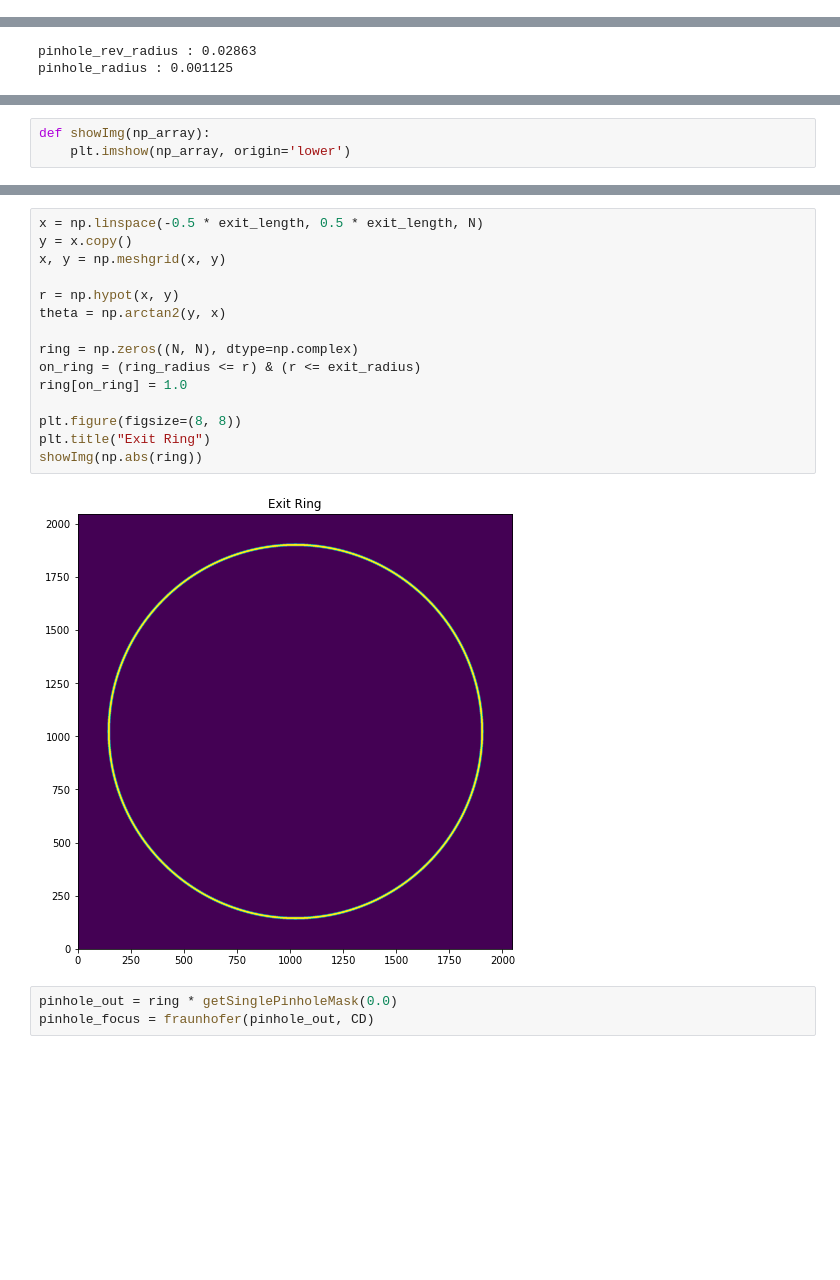
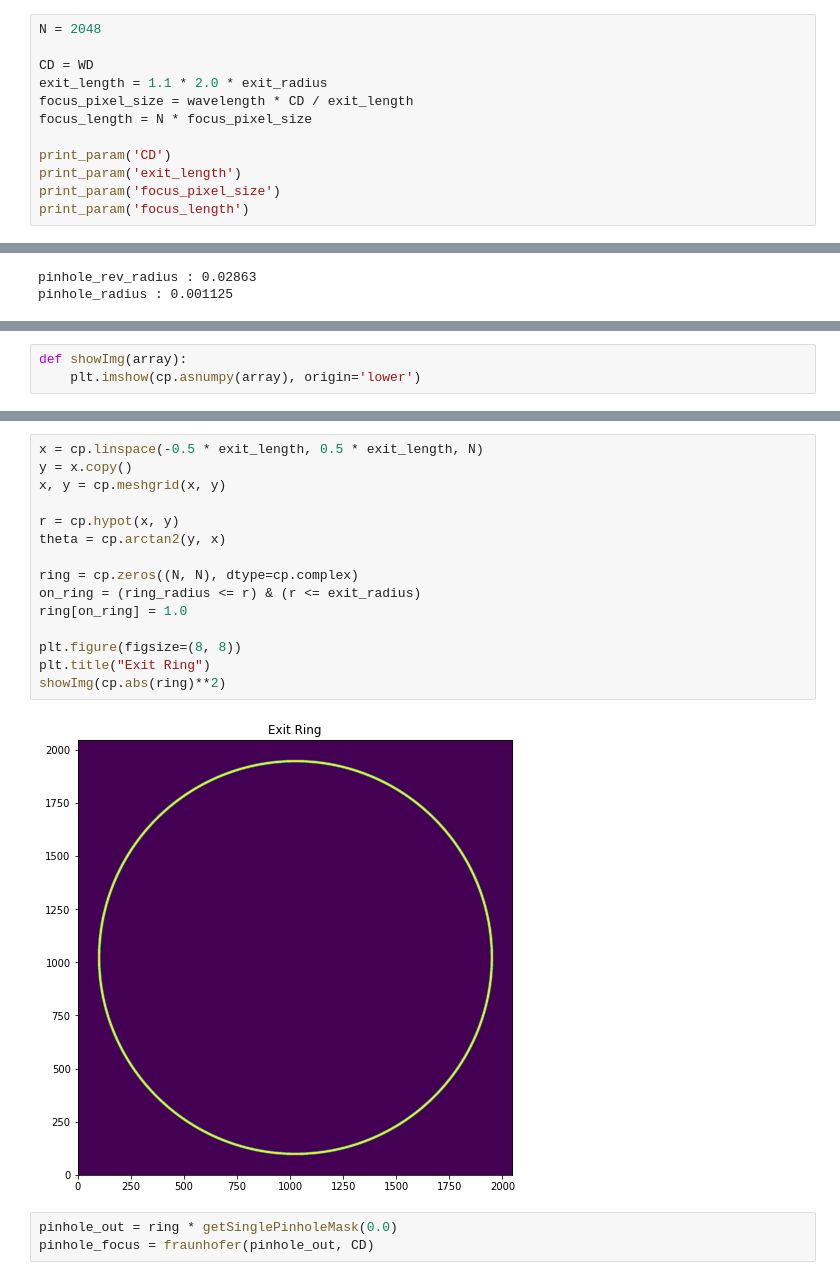
Before and after one commit to dieu-detruit/bachelor-thesis, a Jupyter notebook: illustration/chapter3/angular_onway_single.ipynb, the cells around one changed output, grey strips where cells are left out. Saved outputs shown, nothing was run; the diff lists cells and outputs as text; blank space fills up the shorter version.

```diff
--- a/illustration/chapter3/angular_onway_single.ipynb
+++ b/illustration/chapter3/angular_onway_single.ipynb
@@ -111,0 +91,12 @@ exit_length : 0.06688348338779421
+# %%
+N = 2048
+
+CD = WD
+exit_length = 1.1 * 2.0 * exit_radius
+focus_pixel_size = wavelength * CD / exit_length
+focus_length = N * focus_pixel_size
+
+print_param('CD')
+print_param('exit_length')
+print_param('focus_pixel_size')
+print_param('focus_length')
@@ -150,8 +148,8 @@ def getPinholeMask(rot_theta):
 
     return hole0 | hole1 | hole2
 # %%
-def showImg(np_array):
-    plt.imshow(np_array, origin='lower')
+def showImg(array):
+    plt.imshow(cp.asnumpy(array), origin='lower')
 # %%
 plt.figure(figsize=(5, 5))
 showImg(getPinholeMask(0.0))
@@ -160,20 +158,20 @@ showImg(getPinholeMask(0.0))
 # %%
-x = np.linspace(-0.5 * exit_length, 0.5 * exit_length, N)
+x = cp.linspace(-0.5 * exit_length, 0.5 * exit_length, N)
 y = x.copy()
-x, y = np.meshgrid(x, y)
+x, y = cp.meshgrid(x, y)
 
-r = np.hypot(x, y)
-theta = np.arctan2(y, x)
+r = cp.hypot(x, y)
+theta = cp.arctan2(y, x)
 
-ring = np.zeros((N, N), dtype=np.complex)
+ring = cp.zeros((N, N), dtype=cp.complex)
 on_ring = (ring_radius <= r) & (r <= exit_radius)
 ring[on_ring] = 1.0
 
 plt.figure(figsize=(8, 8))
 plt.title("Exit Ring")
-showImg(np.abs(ring))
+showImg(cp.abs(ring)**2)
 # %% [output]
-[figure, old version]
+[figure, new version]
 # %%
 pinhole_out = ring * getSinglePinholeMask(0.0)
 pinhole_focus = fraunhofer(pinhole_out, CD)
```
Also changed, not shown: parts of 10 cells of this notebook, 57 other files.
